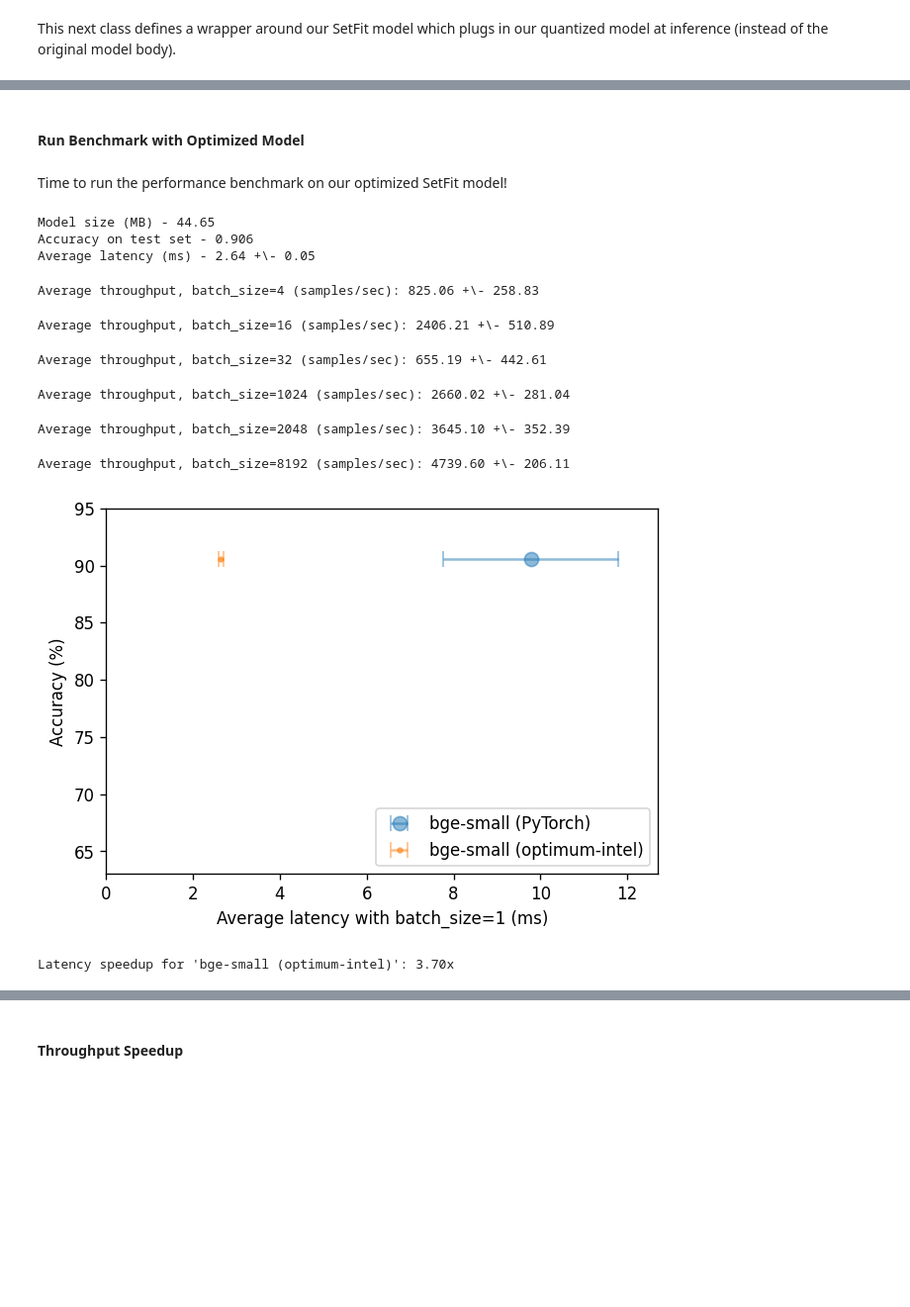
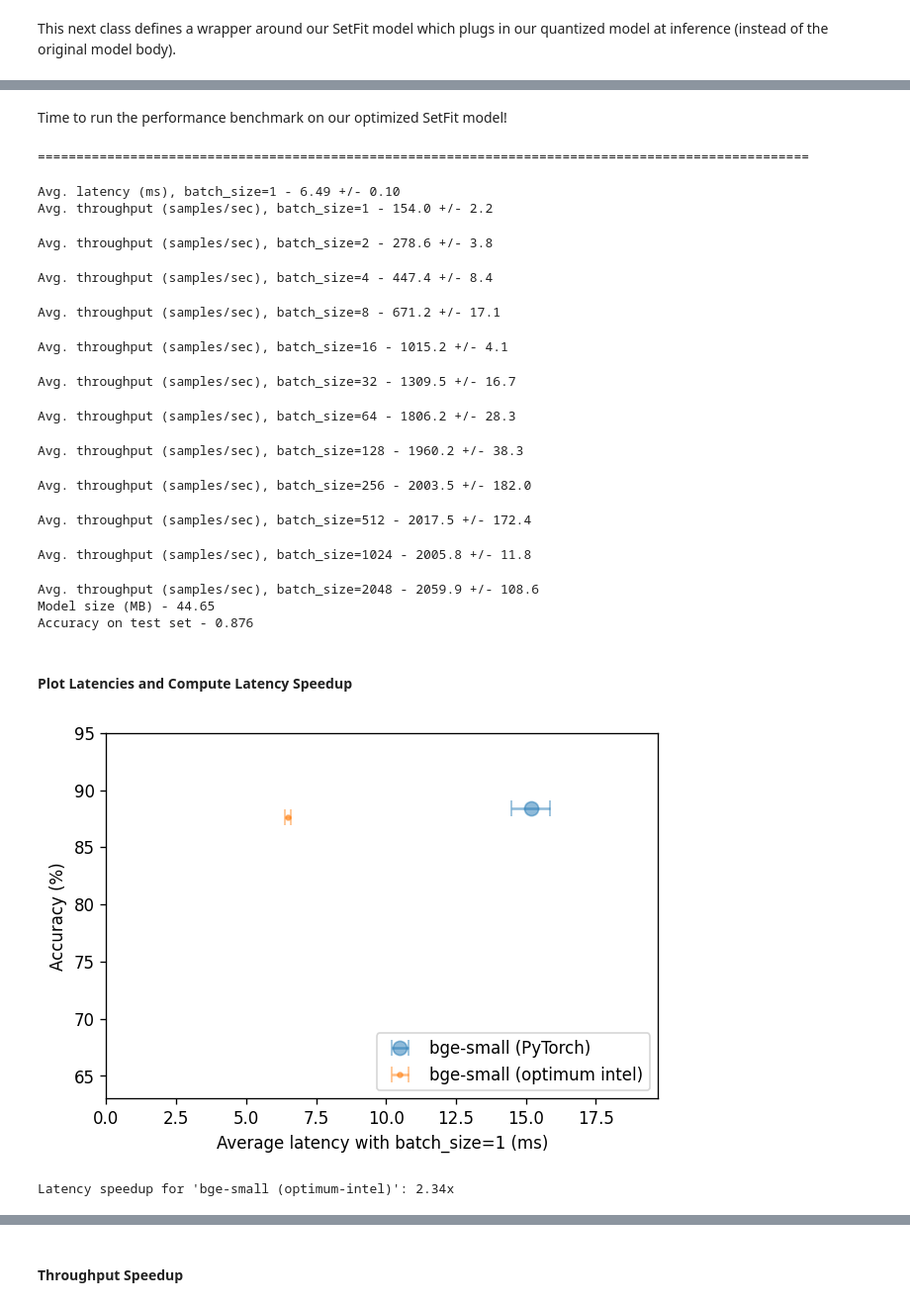
Before and after one commit to huggingface/setfit, a Jupyter notebook: notebooks/setfit-optimum-intel.ipynb, the cells around one changed output, grey strips where cells are left out. Shown at 99% size. Cells and saved outputs as stored; diff of their text form; code cells hidden in the pictures; blank space fills up the shorter version.

```diff
--- a/notebooks/setfit-optimum-intel.ipynb
+++ b/notebooks/setfit-optimum-intel.ipynb
@@ -342,11 +350,0 @@ Load the optimized model and the test dataset, and perform some inference.
-# %%
-tokenizer = AutoTokenizer.from_pretrained(optimum_model_path, model_max_length=512)
-optimum_model = optimum.intel.INCModel.from_pretrained(optimum_model_path)
-model = SetFitModel.from_pretrained("dkorat/bge-small-en-v1.5_setfit-sst2-english")
-optimum_setfit_model = OptimumSetFitModel(optimum_model, tokenizer, model.model_head)
-
-# Reload test dataset
-test_dataset = load_dataset("SetFit/sst2")["validation"]
-
-# Perform inference
-optimum_setfit_model(test_dataset["text"][:10])
@@ -373,32 +351,49 @@ array([0, 0, 0, 0, 1, 1, 0, 1, 0, 1])
-# %% [markdown]
-#### Run Benchmark with Optimized Model
+# %%
+import optimum.intel
+
+class OptimumSetFitModel:
+    def __init__(self, setfit_model, model_body):
+        model_body.tokenizer = setfit_model.model_body.tokenizer
+        self.model_body = model_body
+        self.model_head = setfit_model.model_head
 # %% [markdown]
 Time to run the performance benchmark on our optimized SetFit model!
+# %%
+optimum_model = optimum.intel.IPEXModel.from_pretrained(optimum_model_path)
+optimum_setfit_model = OptimumSetFitModel(model, model_body=optimum_model)
+
+pb = PerformanceBenchmark(
+    optimum_setfit_model,
+    test_dataset,
+    f"bge-small (optimum intel)",
+    model_path=optimum_model_path,
+    enable_autocast=True,
+)
+perf_metrics.update(pb.run_benchmark())
+# %% [output]
+====================================================================================================
+Avg. latency (ms), batch_size=1 - 6.49 +/- 0.10
+Avg. throughput (samples/sec), batch_size=1 - 154.0 +/- 2.2
+Avg. throughput (samples/sec), batch_size=2 - 278.6 +/- 3.8
+Avg. throughput (samples/sec), batch_size=4 - 447.4 +/- 8.4
+Avg. throughput (samples/sec), batch_size=8 - 671.2 +/- 17.1
+Avg. throughput (samples/sec), batch_size=16 - 1015.2 +/- 4.1
+Avg. throughput (samples/sec), batch_size=32 - 1309.5 +/- 16.7
+Avg. throughput (samples/sec), batch_size=64 - 1806.2 +/- 28.3
+Avg. throughput (samples/sec), batch_size=128 - 1960.2 +/- 38.3
+Avg. throughput (samples/sec), batch_size=256 - 2003.5 +/- 182.0
+Avg. throughput (samples/sec), batch_size=512 - 2017.5 +/- 172.4
+Avg. throughput (samples/sec), batch_size=1024 - 2005.8 +/- 11.8
+Avg. throughput (samples/sec), batch_size=2048 - 2059.9 +/- 108.6
+Model size (MB) - 44.65
+Accuracy on test set - 0.876
+# %% [markdown]
+#### Plot Latencies and Compute Latency Speedup
 # %%
-pb = PerformanceBenchmark(
-    optimum_setfit_model,
-    test_dataset,
-    "bge-small (optimum-intel)",
-    batch_sizes=BATCH_SIZES,
-    model_path=optimum_model_path,
-    enable_autocast=True
-)
-
-perf_metrics.update(pb.run_benchmark())
 plot_metrics(perf_metrics)
-
-speedup = perf_metrics['bge-small (PyTorch)']['time_avg_ms'] / perf_metrics['bge-small (optimum-intel)']['time_avg_ms']
+speedup = perf_metrics['bge-small (PyTorch)']['time_avg_ms'] / perf_metrics['bge-small (optimum intel)']['time_avg_ms']
 print(f"Latency speedup for 'bge-small (optimum-intel)': {speedup:.2f}x")
 # %% [output]
+[figure, new version]
-Model size (MB) - 44.65
-Accuracy on test set - 0.906
-Average latency (ms) - 2.64 +\- 0.05
+Latency speedup for 'bge-small (optimum-intel)': 2.34x
-Average throughput, batch_size=4 (samples/sec): 825.06 +\- 258.83
-Average throughput, batch_size=16 (samples/sec): 2406.21 +\- 510.89
-Average throughput, batch_size=32 (samples/sec): 655.19 +\- 442.61
-Average throughput, batch_size=1024 (samples/sec): 2660.02 +\- 281.04
-Average throughput, batch_size=2048 (samples/sec): 3645.10 +\- 352.39
-Average throughput, batch_size=8192 (samples/sec): 4739.60 +\- 206.11
-[figure, old version]
-Latency speedup for 'bge-small (optimum-intel)': 3.70x
 # %% [markdown]
```
Also changed, not shown: parts of 15 cells of this notebook.
